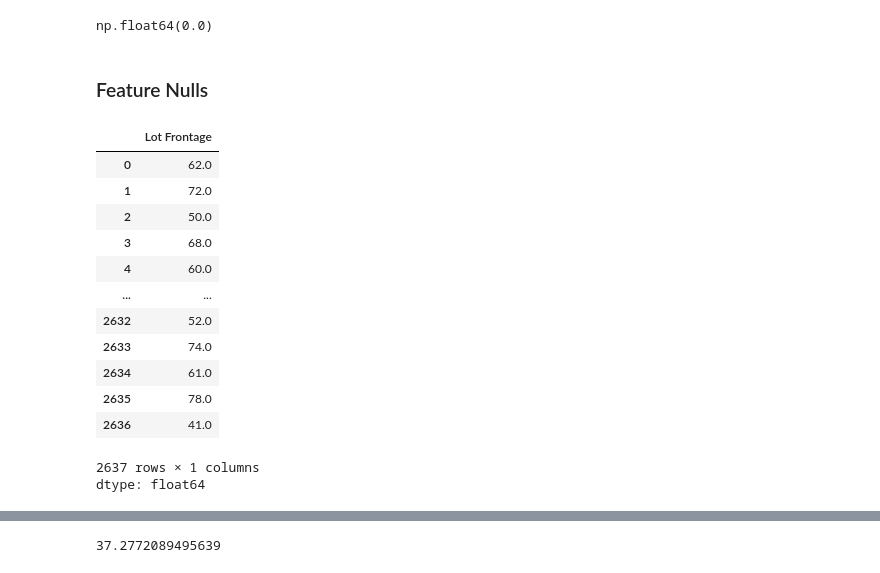
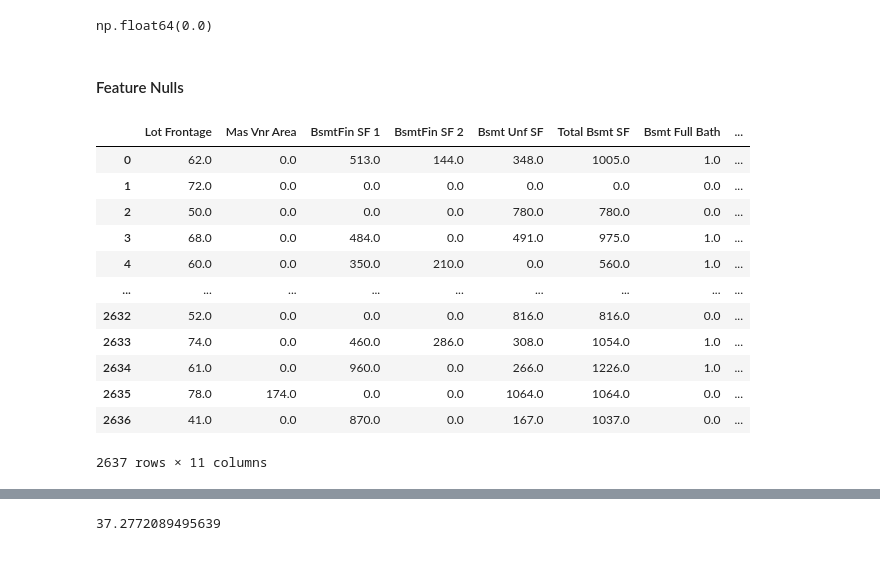
Before and after one commit to efitznm/Data-Science-Portfolio-C22, a Jupyter notebook: Modules/Module_2_Regression/Projects/Instructions/Project.2-Housing/Housing-Pass-07.ipynb, the cells around one changed output, grey strips where cells are left out. Cells and saved outputs as stored; diff of their text form; code cells hidden in the pictures.

```diff
--- a/Modules/Module_2_Regression/Projects/Instructions/Project.2-Housing/Housing-Pass-07.ipynb
+++ b/Modules/Module_2_Regression/Projects/Instructions/Project.2-Housing/Housing-Pass-07.ipynb
@@ -202,24 +204,28 @@ df[target_col].isnull().sum() / df[target_col].shape[0] * 100
 # %% [output]
 np.float64(0.0)
 # %% [markdown]
-### Feature Nulls
+#### Feature Nulls
-# %%
-# Define the name of the feature column 'Lot Frontage' to work with it independently
-feature_col = 'Lot Frontage'
-df[feature_col]
-# %% [output]
-|  | Lot Frontage |
-| 0 | 62.0 |
-| 1 | 72.0 |
-| 2 | 50.0 |
-| 3 | 68.0 |
-| 4 | 60.0 |
-| ... | ... |
-| 2632 | 52.0 |
-| 2633 | 74.0 |
-| 2634 | 61.0 |
-| 2635 | 78.0 |
-| 2636 | 41.0 |
-2637 rows × 1 columns
-dtype: float64
+# %%
+# Define the name of the feature columns to work with them independently (all floats are features)
+# Select all float columns
+feature_cols = df.select_dtypes(include=['float']).columns
+
+# Drop the target column from the feature column names
+feature_cols = feature_cols.drop(target_col, errors='ignore')
+
+df[feature_cols]
+# %% [output]
+|  | Lot Frontage | Mas Vnr Area | BsmtFin SF 1 | BsmtFin SF 2 | Bsmt Unf SF | Total Bsmt SF | Bsmt Full Bath | ... |
+| 0 | 62.0 | 0.0 | 513.0 | 144.0 | 348.0 | 1005.0 | 1.0 | ... |
+| 1 | 72.0 | 0.0 | 0.0 | 0.0 | 0.0 | 0.0 | 0.0 | ... |
+| 2 | 50.0 | 0.0 | 0.0 | 0.0 | 780.0 | 780.0 | 0.0 | ... |
+| 3 | 68.0 | 0.0 | 484.0 | 0.0 | 491.0 | 975.0 | 1.0 | ... |
+| 4 | 60.0 | 0.0 | 350.0 | 210.0 | 0.0 | 560.0 | 1.0 | ... |
+| ... | ... | ... | ... | ... | ... | ... | ... | ... |
+| 2632 | 52.0 | 0.0 | 0.0 | 0.0 | 816.0 | 816.0 | 0.0 | ... |
+| 2633 | 74.0 | 0.0 | 460.0 | 286.0 | 308.0 | 1054.0 | 1.0 | ... |
+| 2634 | 61.0 | 0.0 | 960.0 | 0.0 | 266.0 | 1226.0 | 1.0 | ... |
+| 2635 | 78.0 | 174.0 | 0.0 | 0.0 | 1064.0 | 1064.0 | 0.0 | ... |
+| 2636 | 41.0 | 0.0 | 870.0 | 0.0 | 167.0 | 1037.0 | 0.0 | ... |
+2637 rows × 11 columns
 # %%
```
Also changed, not shown: parts of 42 cells of this notebook.
